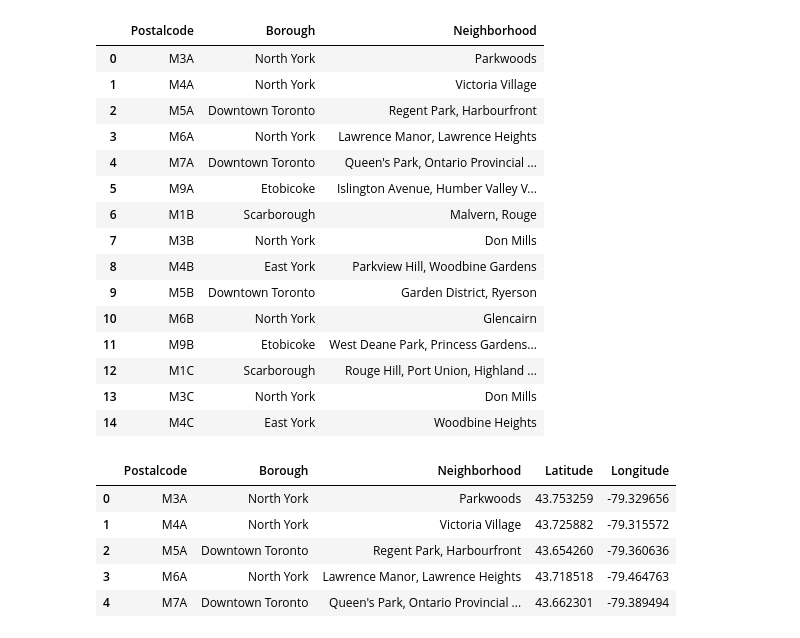
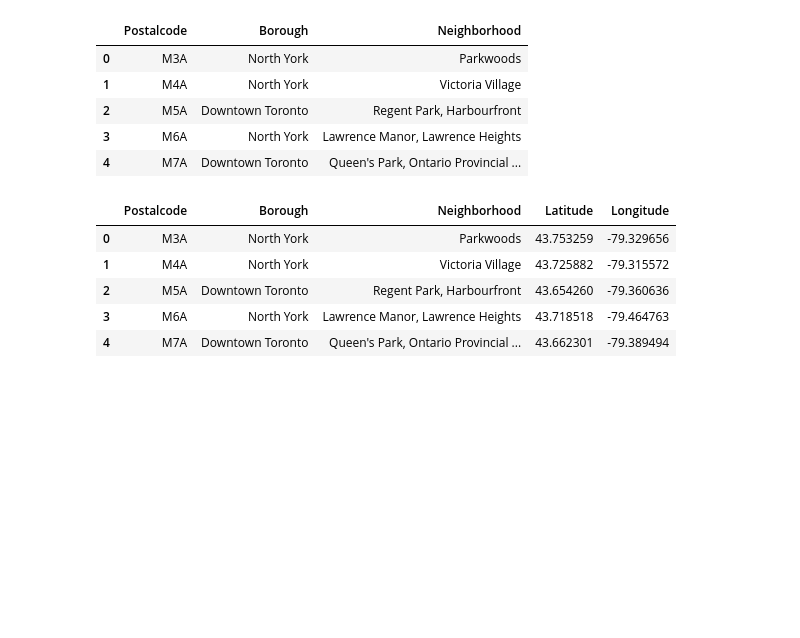
Before and after one commit to RaghunathSai/Applied-Data-Science-Capstone, a Jupyter notebook: Battle_of_Neighbourhoods.ipynb, the cells around one changed output. Drawn from its saved outputs; the diff is of its cells as text; code cells hidden in the pictures; blank space fills up the shorter version.

```diff
--- a/Battle_of_Neighbourhoods.ipynb
+++ b/Battle_of_Neighbourhoods.ipynb
@@ -94,29 +92,19 @@ def get_venue_details(venue_id):
 # %%
 df = pd.read_csv('toronto.csv',sep=';',header=None)
 df.columns=["Postalcode","Borough","Neighborhood"]
 indexNames = df[ df['Borough'] =='Not assigned'].index
 df.drop(indexNames , inplace=True)
 df.loc[df['Neighborhood'] =='Not assigned' , 'Neighborhood'] = df['Borough']
 result = df.groupby(['Postalcode','Borough'], sort=False).agg( ', '.join)
 df_new=result.reset_index()
-df_new.head(15)
+df_new.head()
 # %% [output]
 |  | Postalcode | Borough | Neighborhood |
 | 0 | M3A | North York | Parkwoods |
 | 1 | M4A | North York | Victoria Village |
 | 2 | M5A | Downtown Toronto | Regent Park, Harbourfront |
 | 3 | M6A | North York | Lawrence Manor, Lawrence Heights |
 | 4 | M7A | Downtown Toronto | Queen's Park, Ontario Provincial ... |
-| 5 | M9A | Etobicoke | Islington Avenue, Humber Valley V... |
-| 6 | M1B | Scarborough | Malvern, Rouge |
-| 7 | M3B | North York | Don Mills |
-| 8 | M4B | East York | Parkview Hill, Woodbine Gardens |
-| 9 | M5B | Downtown Toronto | Garden District, Ryerson |
-| 10 | M6B | North York | Glencairn |
-| 11 | M9B | Etobicoke | West Deane Park, Princess Gardens... |
-| 12 | M1C | Scarborough | Rouge Hill, Port Union, Highland ... |
-| 13 | M3C | North York | Don Mills |
-| 14 | M4C | East York | Woodbine Heights |
 # %%
 df_lon_lat = pd.read_csv('Geospatial_Coordinates.csv')
 df_lon_lat.columns=['Postalcode','Latitude','Longitude']
```
Also changed, not shown: parts of 9 cells of this notebook.
